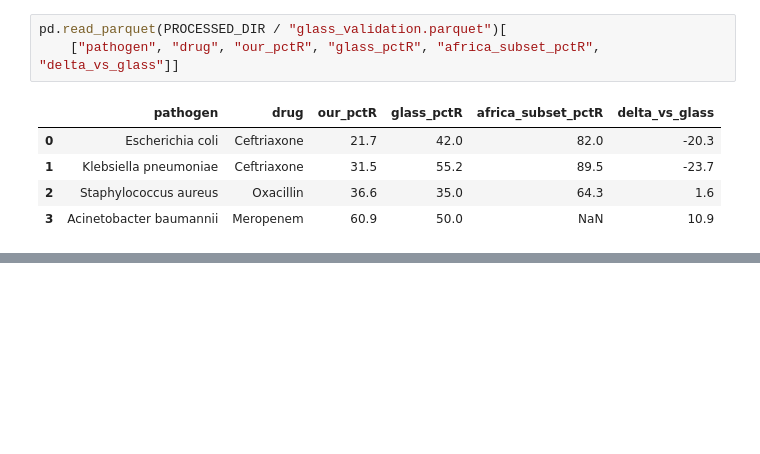
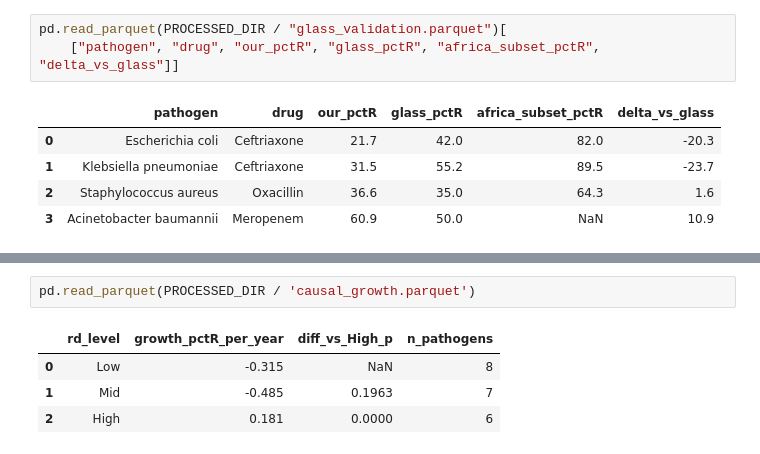
Before and after one commit to niyeldeii/AMR-VIVLI--treatment-gap-radar, a Jupyter notebook: treatment_gap_radar/notebooks/Treatment_Gap_Radar.ipynb, the cells around one changed output, grey strips where cells are left out. Cells and saved outputs as stored; diff of their text form; blank space fills up the shorter version.

```diff
--- a/treatment_gap_radar/notebooks/Treatment_Gap_Radar.ipynb
+++ b/treatment_gap_radar/notebooks/Treatment_Gap_Radar.ipynb
@@ -311,0 +318,7 @@ pd.read_parquet(PROCESSED_DIR / "glass_validation.parquet")[
+# %%
+pd.read_parquet(PROCESSED_DIR / 'causal_growth.parquet')
+# %% [output]
+|  | rd_level | growth_pctR_per_year | diff_vs_High_p | n_pathogens |
+| 0 | Low | -0.315 | NaN | 8 |
+| 1 | Mid | -0.485 | 0.1963 | 7 |
+| 2 | High | 0.181 | 0.0000 | 6 |
```
Also changed, not shown: parts of 5 cells of this notebook, 17 other files.
